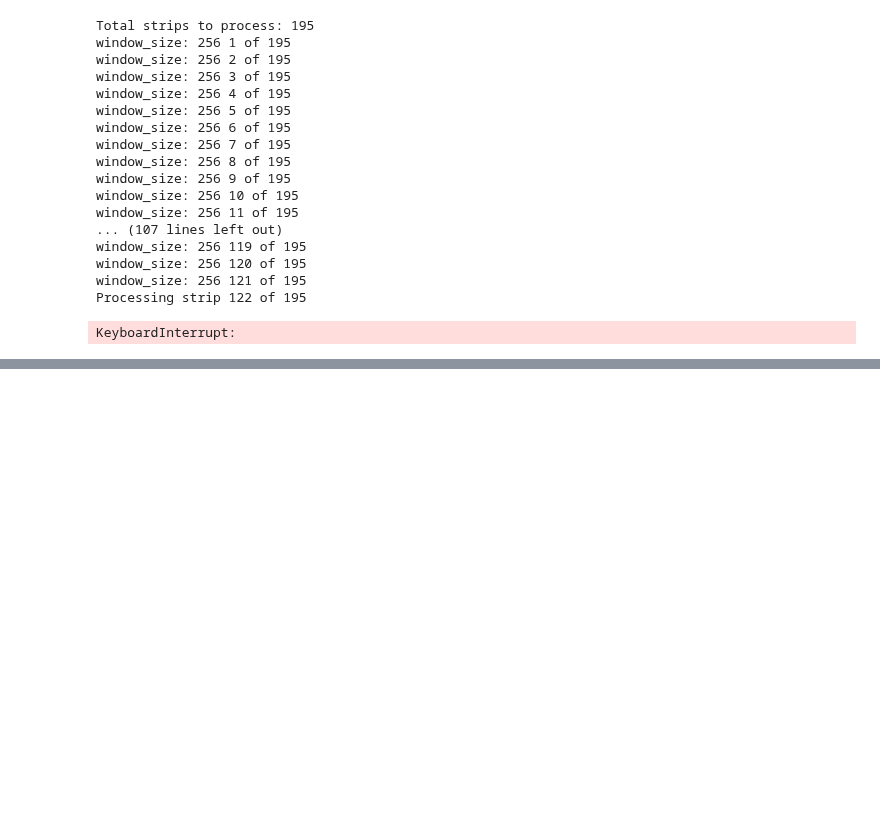
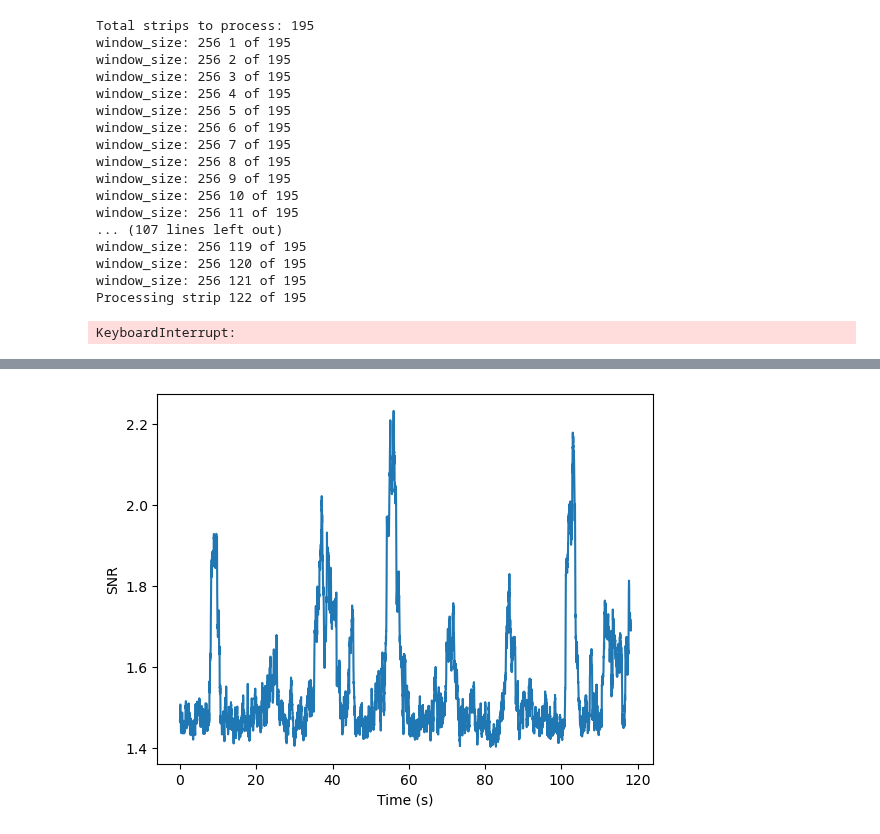
Before and after one commit to phoeberyder/atlas_rb, a Jupyter notebook: intelsat33edeb_spectrogram.ipynb, the cells around one changed output, grey strips where cells are left out. Cells and saved outputs as stored; diff of their text form; code cells hidden in the pictures; blank space fills up the shorter version.

```diff
--- a/intelsat33edeb_spectrogram.ipynb
+++ b/intelsat33edeb_spectrogram.ipynb
@@ -753,0 +829,11 @@ KeyboardInterrupt:
+# %%
+avg_power = np.load('./Range rate compensation/average_noise_over_time_no_compensation.npy')
+# %%
+plt.plot(strip_time, peak_power/avg_power)
+# plt.scatter(8.5, 2.4, color='red', label='SNR = 2.4')
+# plt.scatter(8.5+15.8, 2.4, color='red')
+plt.xlabel('Time (s)')
+plt.ylabel('SNR')
+plt.show()
+# %% [output]
+[figure, added]
```
Also changed, not shown: parts of 27 cells of this notebook, 4 other files.
